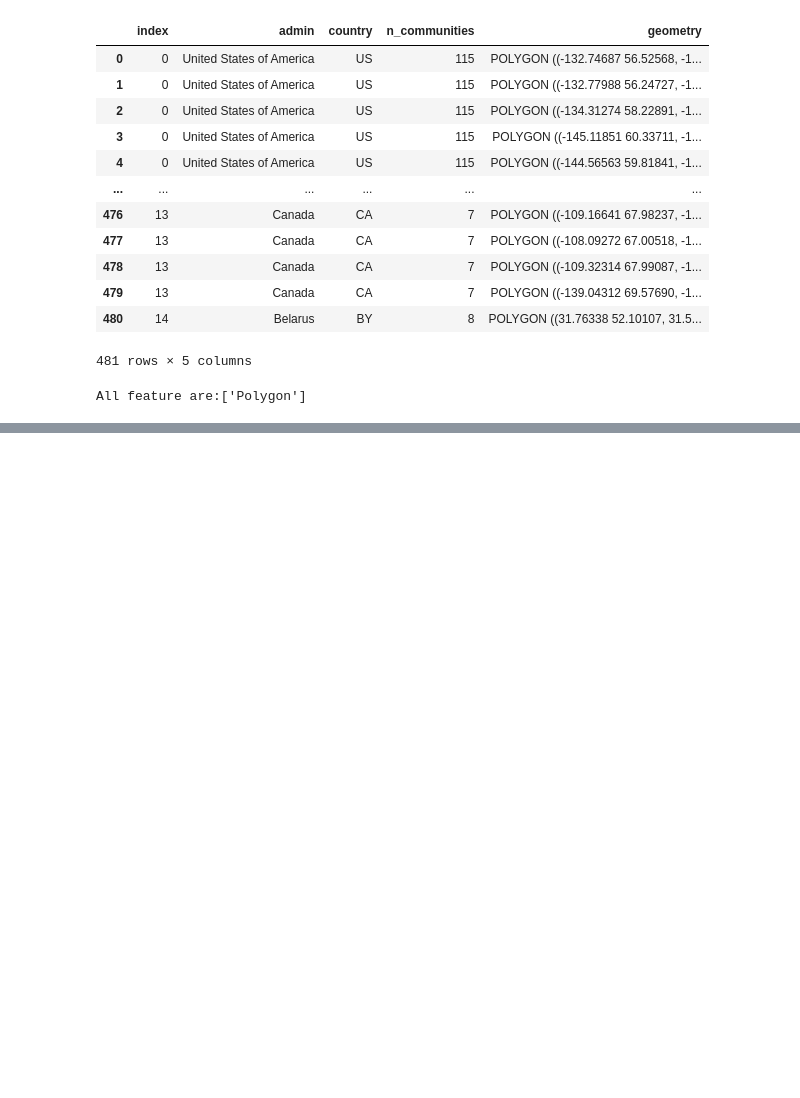
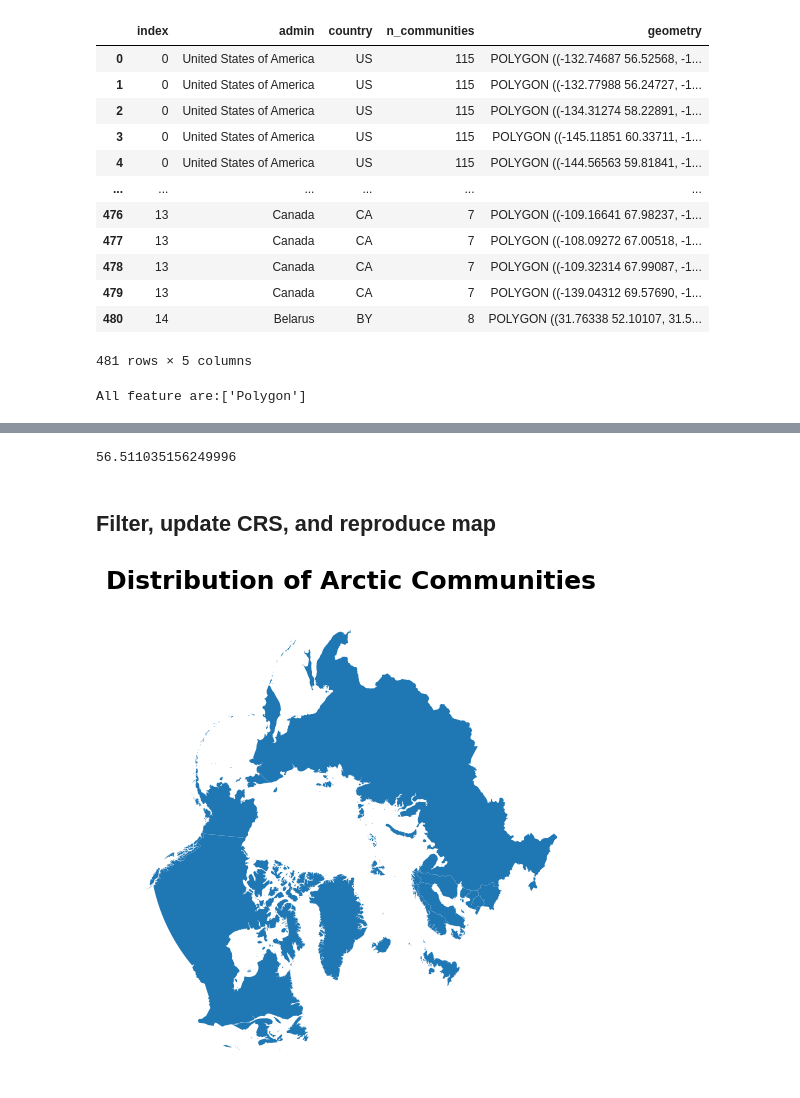
Before and after one commit to sofiiir/eds220-2025-sections, a Jupyter notebook: section-6-arctic-communities.ipynb, the cells around one changed output, grey strips where cells are left out. Saved outputs shown, nothing was run; the diff lists cells and outputs as text; code cells hidden in the pictures; blank space fills up the shorter version.

Commit message:
Final plot

```diff
--- a/section-6-arctic-communities.ipynb
+++ b/section-6-arctic-communities.ipynb
@@ -87,0 +113,34 @@ All feature are:['Polygon']
+# %%
+def miny(row):
+    return row.geometry.bounds[1]
+# %%
+miny(df.iloc[0,])
+# %% [output]
+56.511035156249996
+# %%
+df['miny']= df.apply(miny, axis = 1)
+# %% [markdown]
+## Filter, update CRS, and reproduce map
+# %%
+arctic = df[df['miny'] >40]
+# %%
+arctic= arctic.to_crs('epsg:3413')
+# %%
+fig, ax = plt.subplots(figsize=(8, 6))
+
+# Remove the axis for a cleaner map
+ax.axis('off')
+
+# Create choropleth map of communities
+# Plot with refined color and edge style
+arctic.plot(
+    ax=ax
+
+)
+
+# Add title and subtitle for better context
+ax.set_title('Distribution of Arctic Communities', fontsize=18, weight='bold', pad=15)
+
+plt.show()
+# %% [output]
+[figure, added]
```
Also changed, not shown: parts of 9 cells of this notebook.
